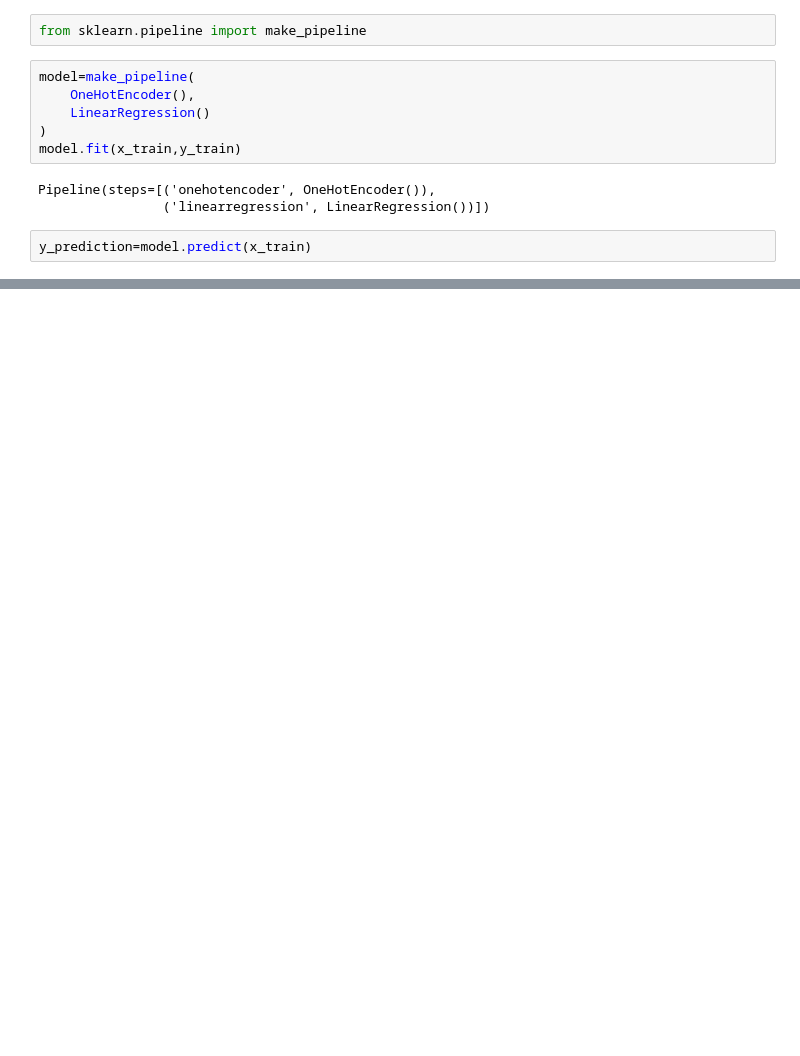
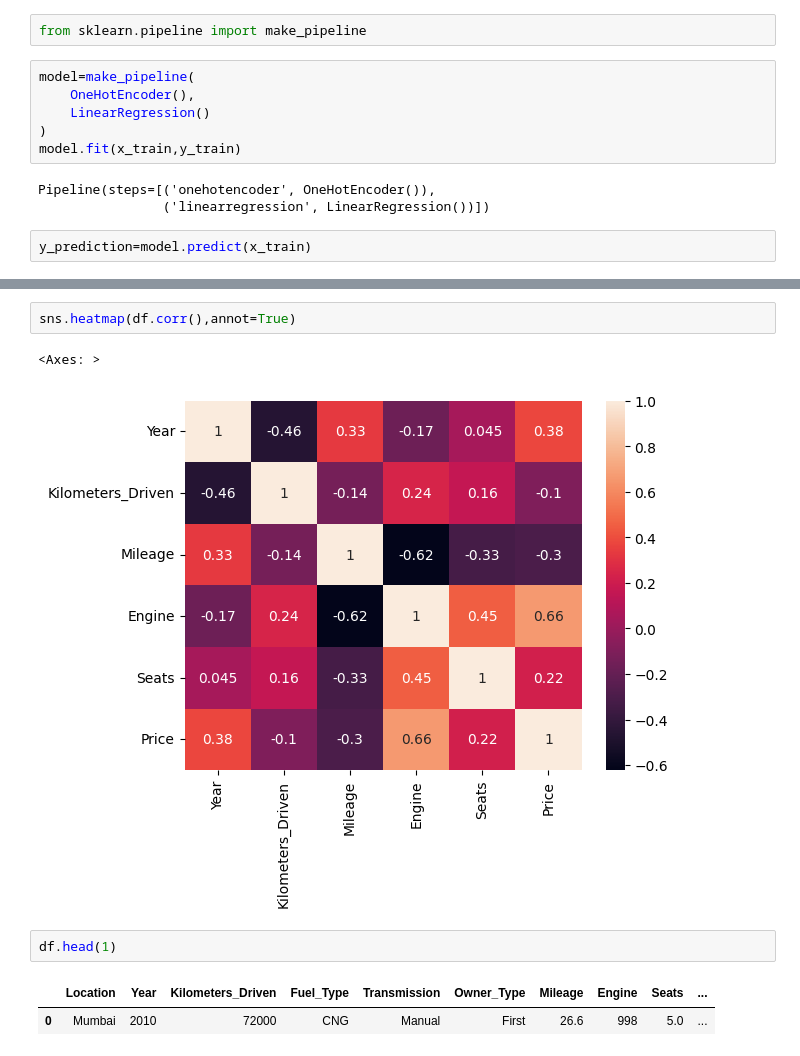
Before and after one commit to ReL1c113/Car_price_prediction_using_wrangle, a Jupyter notebook: car_price_prediction_model.ipynb, the cells around one changed output, grey strips where cells are left out. Saved outputs shown, nothing was run; the diff lists cells and outputs as text; blank space fills up the shorter version.

```diff
--- a/car_price_prediction_model.ipynb
+++ b/car_price_prediction_model.ipynb
@@ -168,0 +213,10 @@ Mean_Absoute_Error 0.04005633329017309
+# %%
+sns.heatmap(df.corr(),annot=True)
+# %% [output]
+<Axes: >
+[figure, added]
+# %%
+df.head(1)
+# %% [output]
+|  | Location | Year | Kilometers_Driven | Fuel_Type | Transmission | Owner_Type | Mileage | Engine | Seats | ... |
+| 0 | Mumbai | 2010 | 72000 | CNG | Manual | First | 26.6 | 998 | 5.0 | ... |
```
Also changed, not shown: parts of 16 cells of this notebook.
